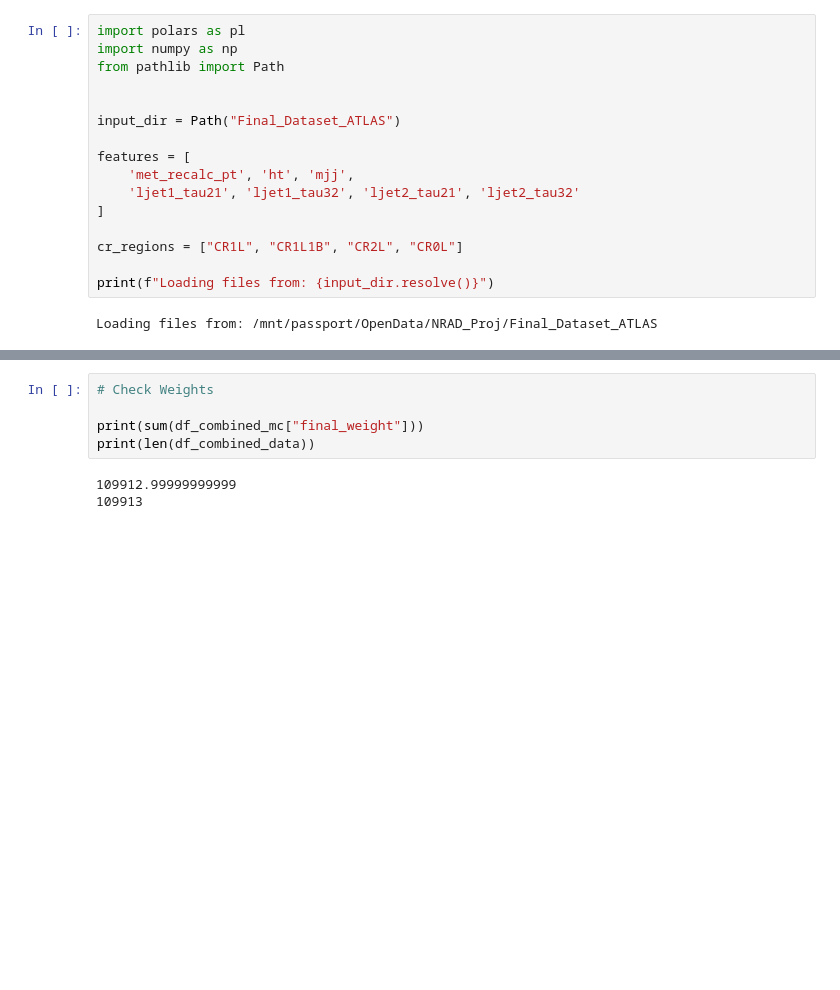
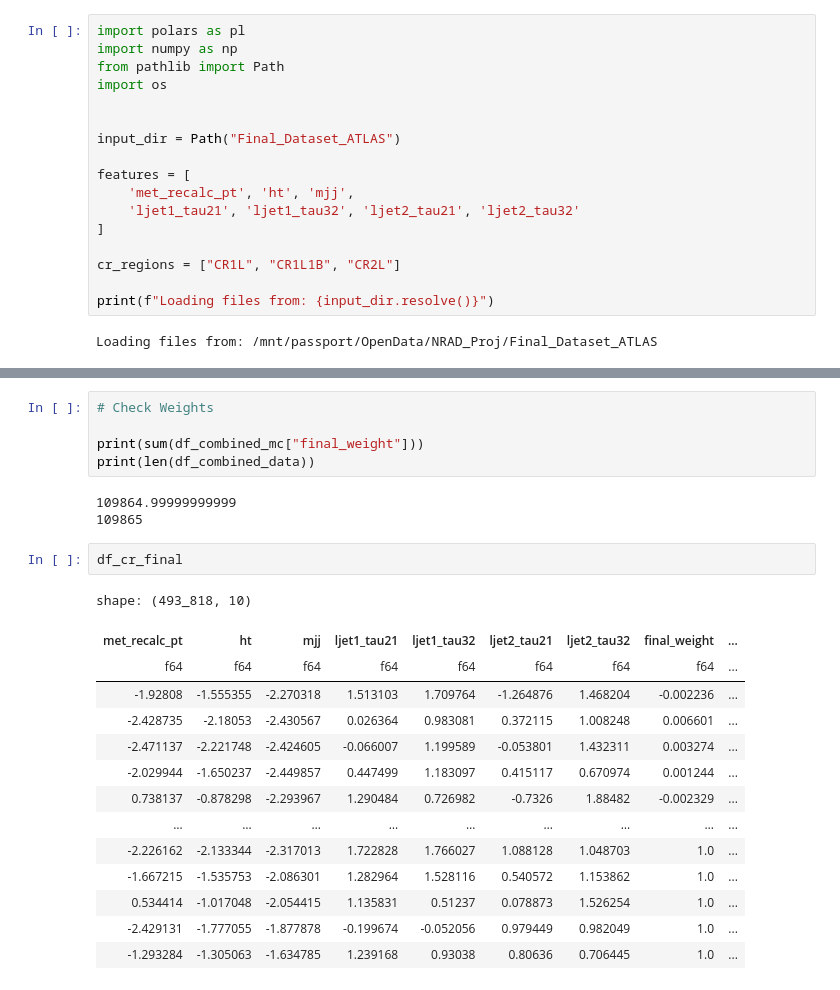
Before and after one commit to sherkaicode/OpenData, a Jupyter notebook: 3_NRAD_ML_PREP.ipynb, the cells around one changed output, grey strips where cells are left out. Cells and saved outputs as stored; diff of their text form; blank space fills up the shorter version.

```diff
--- a/3_NRAD_ML_PREP.ipynb
+++ b/3_NRAD_ML_PREP.ipynb
@@ -2,6 +2,7 @@
 import polars as pl
 import numpy as np
 from pathlib import Path
+import os
 
 
 input_dir = Path("Final_Dataset_ATLAS")
@@ -11,7 +12,7 @@ features = [
     'ljet1_tau21', 'ljet1_tau32', 'ljet2_tau21', 'ljet2_tau32'
 ]
 
-cr_regions = ["CR1L", "CR1L1B", "CR2L", "CR0L"]
+cr_regions = ["CR1L", "CR1L1B", "CR2L"]
 
 print(f"Loading files from: {input_dir.resolve()}")
 # %% [output]
@@ -126,8 +126,25 @@ Total Target Label Balance -> Data (1): 109913 | MC (0): 420804
 print(sum(df_combined_mc["final_weight"]))
 print(len(df_combined_data))
 # %% [output]
-109912.99999999999
-109913
+109864.99999999999
+109865
+# %%
+df_cr_final
+# %% [output]
+shape: (493_818, 10)
+| met_recalc_pt | ht | mjj | ljet1_tau21 | ljet1_tau32 | ljet2_tau21 | ljet2_tau32 | final_weight | ... |
+| f64 | f64 | f64 | f64 | f64 | f64 | f64 | f64 | ... |
+| -1.92808 | -1.555355 | -2.270318 | 1.513103 | 1.709764 | -1.264876 | 1.468204 | -0.002236 | ... |
+| -2.428735 | -2.18053 | -2.430567 | 0.026364 | 0.983081 | 0.372115 | 1.008248 | 0.006601 | ... |
+| -2.471137 | -2.221748 | -2.424605 | -0.066007 | 1.199589 | -0.053801 | 1.432311 | 0.003274 | ... |
+| -2.029944 | -1.650237 | -2.449857 | 0.447499 | 1.183097 | 0.415117 | 0.670974 | 0.001244 | ... |
+| 0.738137 | -0.878298 | -2.293967 | 1.290484 | 0.726982 | -0.7326 | 1.88482 | -0.002329 | ... |
+| … | … | … | … | … | … | … | … | ... |
+| -2.226162 | -2.133344 | -2.317013 | 1.722828 | 1.766027 | 1.088128 | 1.048703 | 1.0 | ... |
+| -1.667215 | -1.535753 | -2.086301 | 1.282964 | 1.528116 | 0.540572 | 1.153862 | 1.0 | ... |
+| 0.534414 | -1.017048 | -2.054415 | 1.135831 | 0.51237 | 0.078873 | 1.526254 | 1.0 | ... |
+| -2.429131 | -1.777055 | -1.877878 | -0.199674 | -0.052056 | 0.979449 | 0.982049 | 1.0 | ... |
+| -1.293284 | -1.305063 | -1.634785 | 1.239168 | 0.93038 | 0.80636 | 0.706445 | 1.0 | ... |
 # %%
 from sklearn.model_selection import train_test_split
 
```
Also changed, not shown: parts of 2 cells of this notebook, 2 other files.
